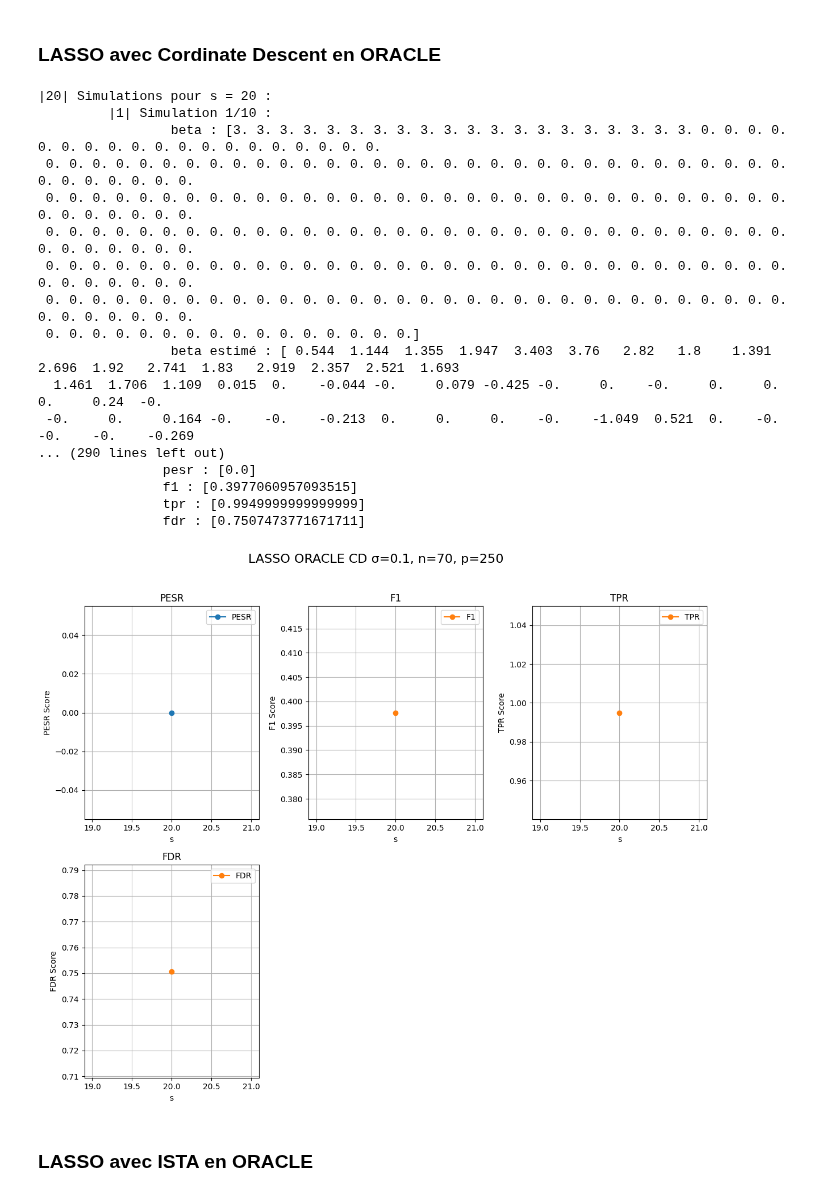
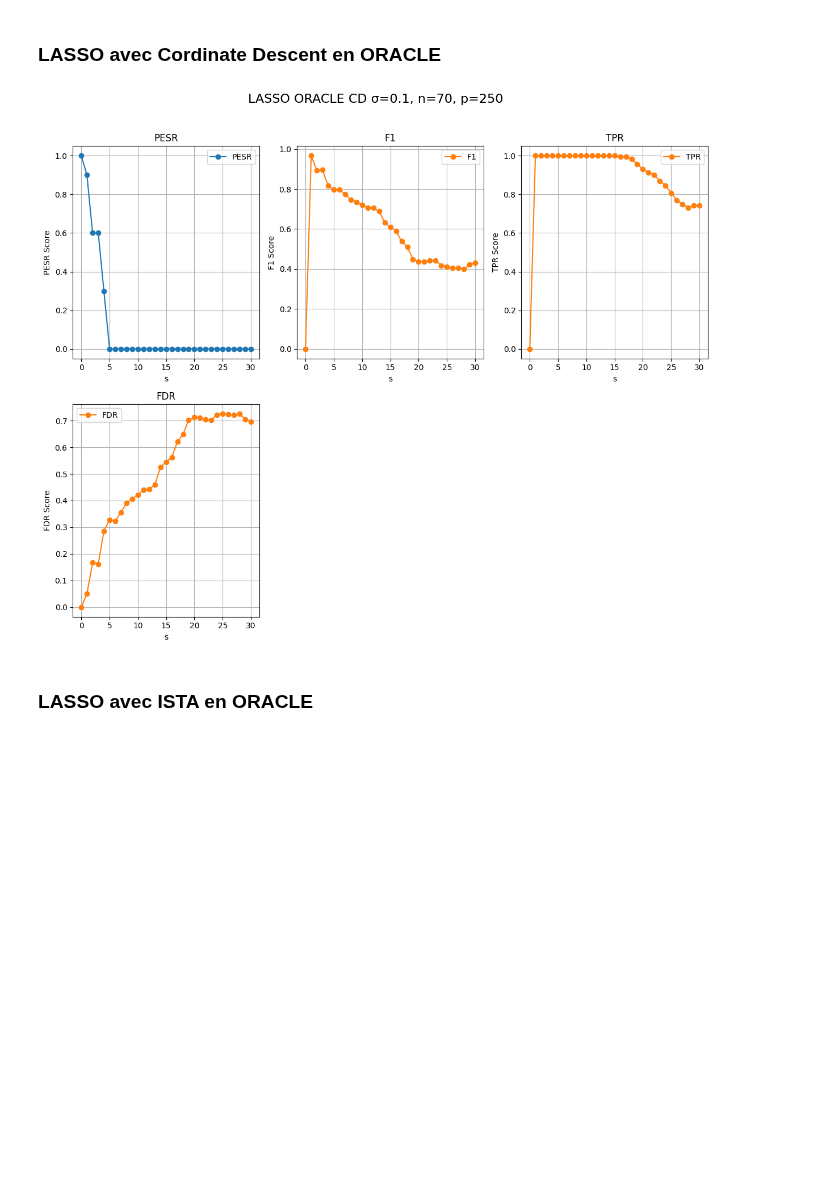
Before and after one commit to AymenBlk/STAGE-GENEVE, a Jupyter notebook: AYMEN/EXPLORATION/CAS LINEAIRE/LASSO/Basis.ipynb, the cells around one changed output. Drawn from its saved outputs; the diff is of its cells as text; code cells hidden in the pictures; blank space fills up the shorter version.

Commit message:
Add simulation results image for Lasso regression analysis

```diff
--- a/AYMEN/EXPLORATION/CAS LINEAIRE/LASSO/Basis.ipynb
+++ b/AYMEN/EXPLORATION/CAS LINEAIRE/LASSO/Basis.ipynb
@@ -124,12 +124,11 @@ sys.path.append(str(pathlib.Path.cwd().parent.parent.parent.parent)+"\AYMEN\EXPL
 # %%
 n = 70
 p = 250
-list_s = [20]
-#list_s = range(0, 31)
+list_s = range(0, 31)
 
 sigma = 0.1
 
-simu_iter=10
+simu_iter=20
 qut_iter=1000
 max_iter=10000
 tol=1e-6
@@ -140,41 +139,24 @@ seed=43
 # %%
 from simulations import SimulationLassoOracleCd
 
 Sim3 = SimulationLassoOracleCd(
     n = n,
     p = p,
     list_s = list_s,
     sigma = sigma,
     simu_iter = simu_iter,
     qut_iter = qut_iter,
-    max_iter = max_iter,
-    tol = tol*1e-10,
+    max_iter = max_iter*10,
+    tol = tol*1e-1,
     seed = seed,
-    verbose=True
+    verbose=False
 )
 
 Sim3.run()
 
 Sim3.plot()
 # %% [output]
-|20| Simulations pour s = 20 :
-         |1| Simulation 1/10 :
-                 beta : [3. 3. 3. 3. 3. 3. 3. 3. 3. 3. 3. 3. 3. 3. 3. 3. 3. 3. 3. 3. 0. 0. 0. 0. 0. 0. 0. 0. 0. 0. 0. 0. 0. 0. 0. 0. 0. 0. 0.
- 0. 0. 0. 0. 0. 0. 0. 0. 0. 0. 0. 0. 0. 0. 0. 0. 0. 0. 0. 0. 0. 0. 0. 0. 0. 0. 0. 0. 0. 0. 0. 0. 0. 0. 0. 0. 0. 0. 0.
- 0. 0. 0. 0. 0. 0. 0. 0. 0. 0. 0. 0. 0. 0. 0. 0. 0. 0. 0. 0. 0. 0. 0. 0. 0. 0. 0. 0. 0. 0. 0. 0. 0. 0. 0. 0. 0. 0. 0.
- 0. 0. 0. 0. 0. 0. 0. 0. 0. 0. 0. 0. 0. 0. 0. 0. 0. 0. 0. 0. 0. 0. 0. 0. 0. 0. 0. 0. 0. 0. 0. 0. 0. 0. 0. 0. 0. 0. 0.
- 0. 0. 0. 0. 0. 0. 0. 0. 0. 0. 0. 0. 0. 0. 0. 0. 0. 0. 0. 0. 0. 0. 0. 0. 0. 0. 0. 0. 0. 0. 0. 0. 0. 0. 0. 0. 0. 0. 0.
- 0. 0. 0. 0. 0. 0. 0. 0. 0. 0. 0. 0. 0. 0. 0. 0. 0. 0. 0. 0. 0. 0. 0. 0. 0. 0. 0. 0. 0. 0. 0. 0. 0. 0. 0. 0. 0. 0. 0.
- 0. 0. 0. 0. 0. 0. 0. 0. 0. 0. 0. 0. 0. 0. 0. 0.]
-                 beta estimé : [ 0.544  1.144  1.355  1.947  3.403  3.76   2.82   1.8    1.391  2.696  1.92   2.741  1.83   2.919  2.357  2.521  1.693
-  1.461  1.706  1.109  0.015  0.    -0.044 -0.     0.079 -0.425 -0.     0.    -0.     0.     0.     0.     0.24  -0.
- -0.     0.     0.164 -0.    -0.    -0.213  0.     0.     0.    -0.    -1.049  0.521  0.    -0.    -0.    -0.    -0.269
-... (290 lines left out)
-                pesr : [0.0]
-                f1 : [0.3977060957093515]
-                tpr : [0.9949999999999999]
-                fdr : [0.7507473771671711]
-[figure, old version]
+[figure, new version]
 # %% [markdown]
 ### LASSO avec ISTA en ORACLE
 # %%
```
Also changed, not shown: parts of 3 cells of this notebook, 1 other file.
